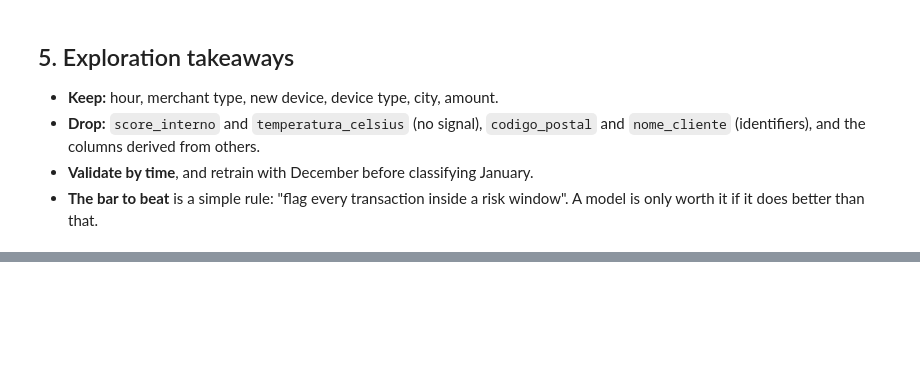
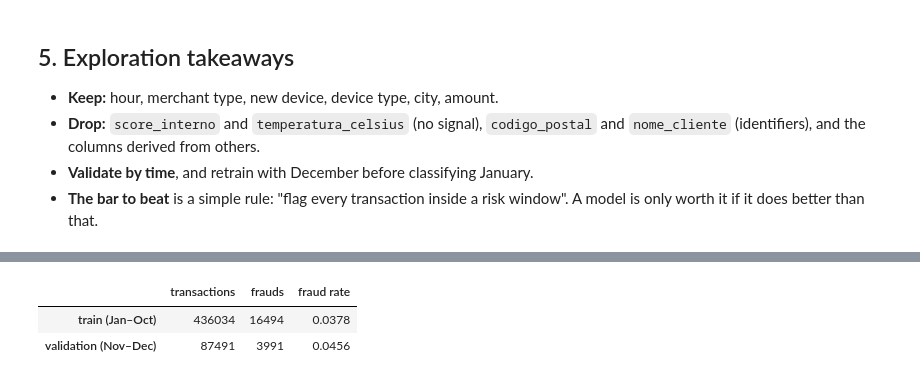
Before and after one commit to JuliaNazka/fraud-detection-case, a Jupyter notebook: notebooks/fraud_detection.ipynb, the cells around one changed output, grey strips where cells are left out. Saved outputs shown, nothing was run; the diff lists cells and outputs as text; code cells hidden in the pictures; blank space fills up the shorter version.

```diff
--- a/notebooks/fraud_detection.ipynb
+++ b/notebooks/fraud_detection.ipynb
@@ -160,16 +167,18 @@ fig.savefig(OUTPUTS / "fraud_heatmap.png", bbox_inches="tight")
 # %%
 RISK_THRESHOLD = 0.10
 
-risk_cells = heat.stack()
-risk_cells = risk_cells[risk_cells > RISK_THRESHOLD]
+
+def risk_windows(df):
+    rates = df.pivot_table(index="tipo_estabelecimento", columns="hour", values=TARGET, aggfunc="mean").stack()
+    return rates[rates > RISK_THRESHOLD].index
 
 
-def in_risk_window(df):
+def in_risk_window(df, windows):
     keys = pd.MultiIndex.from_arrays([df["tipo_estabelecimento"], df["hour"]])
-    return keys.isin(risk_cells.index)
+    return keys.isin(windows)
 
 
-history["risk_window"] = in_risk_window(history)
+history["risk_window"] = in_risk_window(history, risk_windows(history))
 coverage = history.groupby("risk_window").agg(transactions=(TARGET, "size"), frauds=(TARGET, "sum"))
 coverage["share_of_transactions"] = coverage["transactions"] / coverage["transactions"].sum()
 coverage["share_of_frauds"] = coverage["frauds"] / coverage["frauds"].sum()
@@ -279,0 +295,14 @@ January 2026 looks like 2025 on the main inputs, so the model trained on 2025 ap
+# %%
+train = history[history["month"] <= 10]
+valid = history[history["month"] >= 11]
+y_valid = valid[TARGET].to_numpy()
+
+pd.DataFrame({
+    "transactions": [len(train), len(valid)],
+    "frauds": [train[TARGET].sum(), valid[TARGET].sum()],
+    "fraud rate": [train[TARGET].mean(), valid[TARGET].mean()],
+}, index=["train (Jan–Oct)", "validation (Nov–Dec)"])
+# %% [output]
+|  | transactions | frauds | fraud rate |
+| train (Jan–Oct) | 436034 | 16494 | 0.0378 |
+| validation (Nov–Dec) | 87491 | 3991 | 0.0456 |
```
Also changed, not shown: parts of 13 cells of this notebook, 1 other file.
